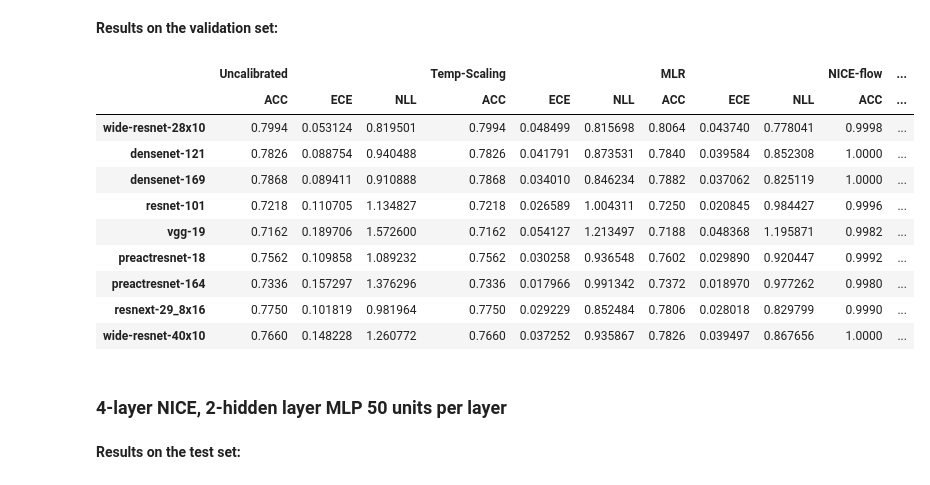
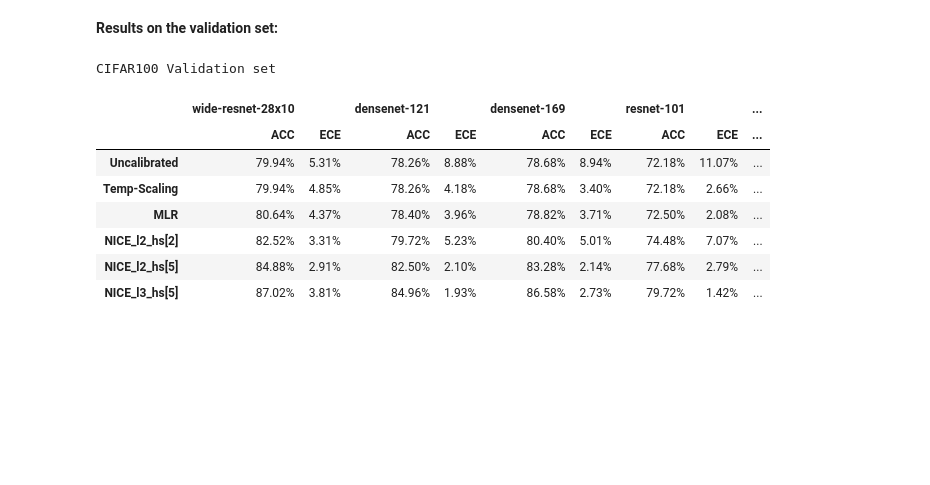
Before and after one commit to SergioAlvarezB/calibration-normalizing-flows, a Jupyter notebook: notebooks/benchmark-nice-calibration.ipynb, the cells around one changed output. Saved outputs shown, nothing was run; the diff lists cells and outputs as text; code cells hidden in the pictures; blank space fills up the shorter version.

```diff
--- a/notebooks/benchmark-nice-calibration.ipynb
+++ b/notebooks/benchmark-nice-calibration.ipynb
@@ -67,8 +77,14 @@ def train_calibrator(Calibrator, logits, target):
     cal = Calibrator(logits, target)
     return cal
 # %%
-def train_and_evaluate_calibrators(logits, target, test_logits, test_target, calibrators, **nice_args):
-    results = {}
+def train_and_evaluate_calibrators(logits, target, test_logits, test_target, calibrators, **kwargs):
+
+
+    ## Train NICE on test set to obtain NLLmin
+    nice_ref_cal = NiceCalibrator(test_logits, test_target, **kwargs['nice_ref_args'])
+    ref_results = score(nice_ref_cal, test_logits, test_target)
+
+    results = collections.OrderedDict()
     for cal, Calibrator in calibrators.items():
         t0 = time.time()
         model = train_calibrator(Calibrator, logits, target)
@@ -77,11 +93,13 @@ def train_and_evaluate_calibrators(logits, target, test_logits, test_target, cal
                         'Validation': score(model, logits, target),
                         'Test': score(model, test_logits, test_target)}
     # Add NICE
-    t0 = time.time()
-    nice_cal = NiceCalibrator(logits, target, **nice_args)
-    t1 = time.time() - t0
-    results['NICE-flow'] = {'Training time': t1,
-                            'Validation': score(nice_cal, logits, target),
-                            'Test': score(nice_cal, test_logits, test_target)}
+    for nice in kwargs['nice_args']:
+        t0 = time.time()
+        nice_cal = NiceCalibrator(logits, target, **nice)
+        t1 = time.time() - t0
+        name = 'NICE_l{}_hs{}'.format(nice['layers'], nice['hidden_size'])
+        results[name] = {'Training time': t1,
+                                'Validation': score(nice_cal, logits, target),
+                                'Test': score(nice_cal, test_logits, test_target)}
 
-    return results
+    return results, ref_results
@@ -170,24 +250,27 @@ df.loc[models]
 # %% [markdown]
 **Results on the validation set:**
 # %%
-df = pd.concat([pd.DataFrame.from_dict(acc_val_results, orient='index'),
-                pd.DataFrame.from_dict(ece_val_results, orient='index'),
-                pd.DataFrame.from_dict(nll_val_results, orient='index')],
-               axis=1,keys=['ACC','ECE', 'NLL']).swaplevel(0,1,axis=1).sort_index(axis=1)
+df = pd.concat([pd.DataFrame.from_dict(acc_val_results, orient='columns'),
+                pd.DataFrame.from_dict(ece_val_results, orient='columns')],
+               axis=1,keys=['ACC','ECE']).swaplevel(0,1,axis=1).sort_index(axis=1)
 
-df = df[list(calibrators.keys()) + ['NICE-flow']]
-df.loc[models]
+df = df[models].loc[list(calibrators.keys()) + names]
+df.style.set_properties(**{'text-align': 'center'})\
+    .format("{:.2%}")\
+    .set_caption('CIFAR100 Validation set')\
+    .apply(highlight_max, subset=[(model, 'ACC') for model in df.columns.levels[0]])\
+    .apply(highlight_min, subset=[(model, 'ECE') for model in df.columns.levels[0]])\
+    .set_table_styles([dict(selector="th", props=[("text-align", "center")]),
+                       dict(selector="caption", props=[("text-align", "center"),
+                                                      ("font-size", "200%"),
+                                                      ("color", "black")])])
 # %% [output]
+CIFAR100 Validation set
-|  | Uncalibrated |  |  | Temp-Scaling |  |  | MLR |  |  | NICE-flow | ... |
-|  | ACC | ECE | NLL | ACC | ECE | NLL | ACC | ECE | NLL | ACC | ... |
-| wide-resnet-28x10 | 0.7994 | 0.053124 | 0.819501 | 0.7994 | 0.048499 | 0.815698 | 0.8064 | 0.043740 | 0.778041 | 0.9998 | ... |
-| densenet-121 | 0.7826 | 0.088754 | 0.940488 | 0.7826 | 0.041791 | 0.873531 | 0.7840 | 0.039584 | 0.852308 | 1.0000 | ... |
-| densenet-169 | 0.7868 | 0.089411 | 0.910888 | 0.7868 | 0.034010 | 0.846234 | 0.7882 | 0.037062 | 0.825119 | 1.0000 | ... |
-| resnet-101 | 0.7218 | 0.110705 | 1.134827 | 0.7218 | 0.026589 | 1.004311 | 0.7250 | 0.020845 | 0.984427 | 0.9996 | ... |
-| vgg-19 | 0.7162 | 0.189706 | 1.572600 | 0.7162 | 0.054127 | 1.213497 | 0.7188 | 0.048368 | 1.195871 | 0.9982 | ... |
-| preactresnet-18 | 0.7562 | 0.109858 | 1.089232 | 0.7562 | 0.030258 | 0.936548 | 0.7602 | 0.029890 | 0.920447 | 0.9992 | ... |
-| preactresnet-164 | 0.7336 | 0.157297 | 1.376296 | 0.7336 | 0.017966 | 0.991342 | 0.7372 | 0.018970 | 0.977262 | 0.9980 | ... |
-| resnext-29_8x16 | 0.7750 | 0.101819 | 0.981964 | 0.7750 | 0.029229 | 0.852484 | 0.7806 | 0.028018 | 0.829799 | 0.9990 | ... |
-| wide-resnet-40x10 | 0.7660 | 0.148228 | 1.260772 | 0.7660 | 0.037252 | 0.935867 | 0.7826 | 0.039497 | 0.867656 | 1.0000 | ... |
+|  | wide-resnet-28x10 |  | densenet-121 |  | densenet-169 |  | resnet-101 |  | ... |
+|  | ACC | ECE | ACC | ECE | ACC | ECE | ACC | ECE | ... |
+| Uncalibrated | 79.94% | 5.31% | 78.26% | 8.88% | 78.68% | 8.94% | 72.18% | 11.07% | ... |
+| Temp-Scaling | 79.94% | 4.85% | 78.26% | 4.18% | 78.68% | 3.40% | 72.18% | 2.66% | ... |
+| MLR | 80.64% | 4.37% | 78.40% | 3.96% | 78.82% | 3.71% | 72.50% | 2.08% | ... |
+| NICE_l2_hs[2] | 82.52% | 3.31% | 79.72% | 5.23% | 80.40% | 5.01% | 74.48% | 7.07% | ... |
+| NICE_l2_hs[5] | 84.88% | 2.91% | 82.50% | 2.10% | 83.28% | 2.14% | 77.68% | 2.79% | ... |
+| NICE_l3_hs[5] | 87.02% | 3.81% | 84.96% | 1.93% | 86.58% | 2.73% | 79.72% | 1.42% | ... |
-# %% [markdown]
-### 4-layer NICE, 2-hidden layer MLP 50 units per layer
@@ -245,2 +276,0 @@ for model, model_results in results_100.items():
-# %% [markdown]
-**Results on the test set:**
```
Also changed, not shown: parts of 12 cells of this notebook.
